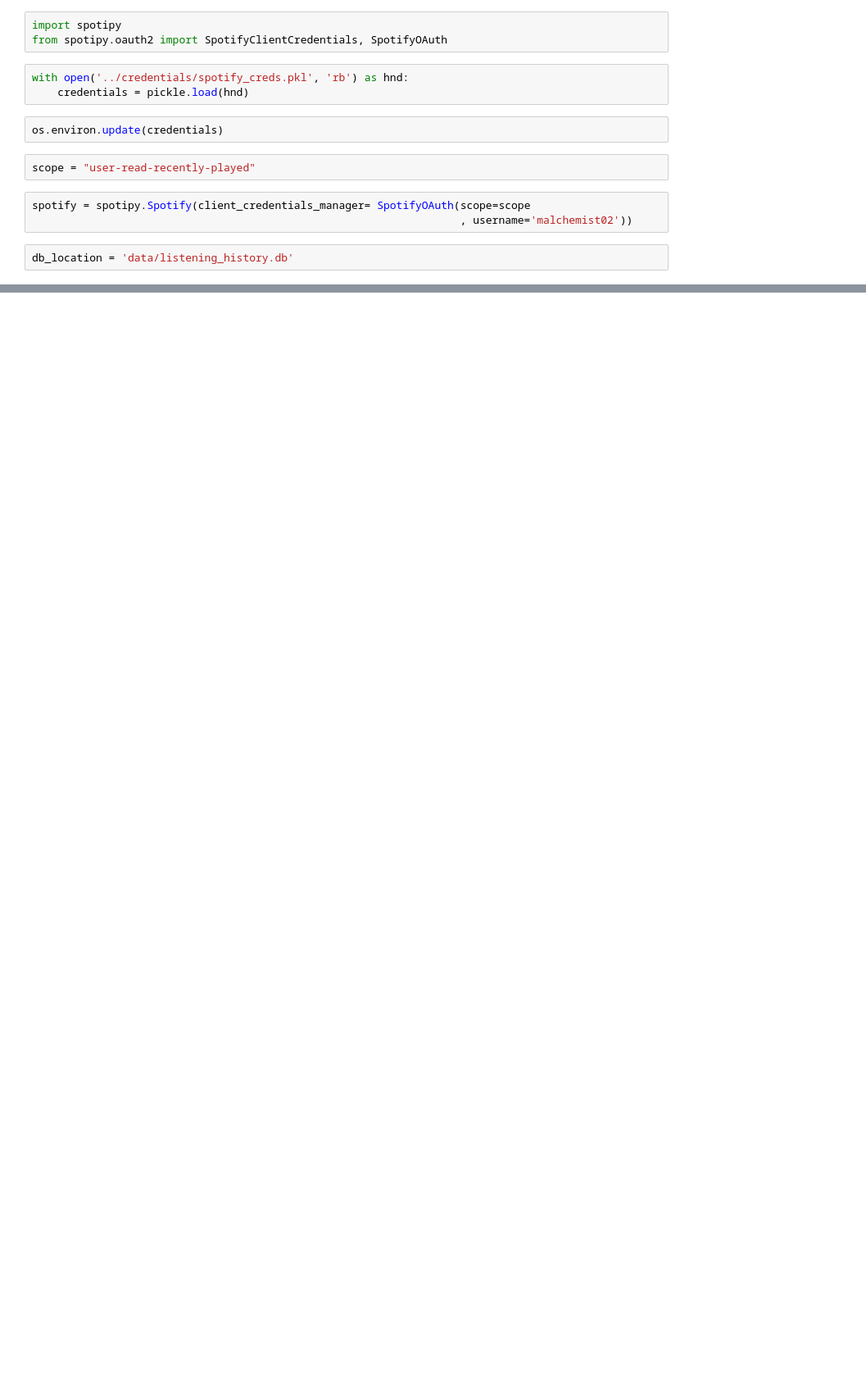
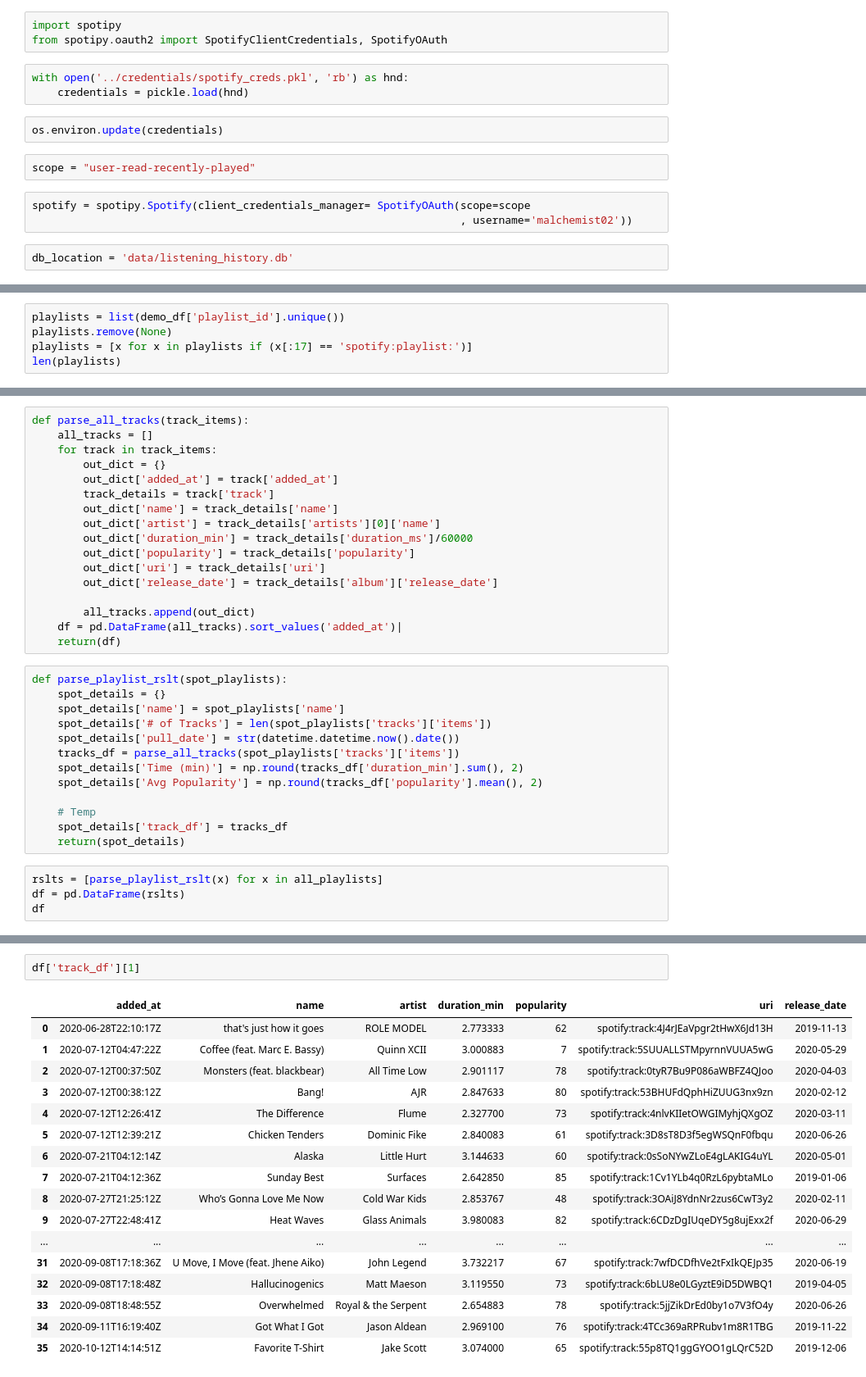
Before and after one commit to malctaylor15/Spotify_Logger, a Jupyter notebook: Spotify Artist Genre - Backfill.ipynb, the cells around one changed output, grey strips where cells are left out. Shown: that part at 82% size. Drawn from its saved outputs; the diff is of its cells as text; blank space fills up the shorter version.

```diff
--- a/Spotify Artist Genre - Backfill.ipynb
+++ b/Spotify Artist Genre - Backfill.ipynb
@@ -169,0 +257,5 @@ artist_df.sort_values('popularity', ascending=False).head(20)
+# %%
+playlists = list(demo_df['playlist_id'].unique())
+playlists.remove(None)
+playlists = [x for x in playlists if (x[:17] == 'spotify:playlist:')]
+len(playlists)
@@ -169,0 +301,34 @@ artist_df.sort_values('popularity', ascending=False).head(20)
+# %%
+def parse_all_tracks(track_items):
+    all_tracks = []
+    for track in track_items:
+        out_dict = {}
+        out_dict['added_at'] = track['added_at']
+        track_details = track['track']
+        out_dict['name'] = track_details['name']
+        out_dict['artist'] = track_details['artists'][0]['name']
+        out_dict['duration_min'] = track_details['duration_ms']/60000
+        out_dict['popularity'] = track_details['popularity']
+        out_dict['uri'] = track_details['uri']
+        out_dict['release_date'] = track_details['album']['release_date']
+
+        all_tracks.append(out_dict)
+    df = pd.DataFrame(all_tracks).sort_values('added_at')|
+    return(df)
+# %%
+def parse_playlist_rslt(spot_playlists):
+    spot_details = {}
+    spot_details['name'] = spot_playlists['name']
+    spot_details['# of Tracks'] = len(spot_playlists['tracks']['items'])
+    spot_details['pull_date'] = str(datetime.datetime.now().date())
+    tracks_df = parse_all_tracks(spot_playlists['tracks']['items'])
+    spot_details['Time (min)'] = np.round(tracks_df['duration_min'].sum(), 2)
+    spot_details['Avg Popularity'] = np.round(tracks_df['popularity'].mean(), 2)
+
+    # Temp
+    spot_details['track_df'] = tracks_df
+    return(spot_details)
+# %%
+rslts = [parse_playlist_rslt(x) for x in all_playlists]
+df = pd.DataFrame(rslts)
+df
@@ -169,0 +349,20 @@ artist_df.sort_values('popularity', ascending=False).head(20)
+# %%
+df['track_df'][1]
+# %% [output]
+|  | added_at | name | artist | duration_min | popularity | uri | release_date |
+| 0 | 2020-06-28T22:10:17Z | that's just how it goes | ROLE MODEL | 2.773333 | 62 | spotify:track:4J4rJEaVpgr2tHwX6Jd13H | 2019-11-13 |
+| 1 | 2020-07-12T04:47:22Z | Coffee (feat. Marc E. Bassy) | Quinn XCII | 3.000883 | 7 | spotify:track:5SUUALLSTMpyrnnVUUA5wG | 2020-05-29 |
+| 2 | 2020-07-12T00:37:50Z | Monsters (feat. blackbear) | All Time Low | 2.901117 | 78 | spotify:track:0tyR7Bu9P086aWBFZ4QJoo | 2020-04-03 |
+| 3 | 2020-07-12T00:38:12Z | Bang! | AJR | 2.847633 | 80 | spotify:track:53BHUFdQphHiZUUG3nx9zn | 2020-02-12 |
+| 4 | 2020-07-12T12:26:41Z | The Difference | Flume | 2.327700 | 73 | spotify:track:4nlvKIIetOWGIMyhjQXgOZ | 2020-03-11 |
+| 5 | 2020-07-12T12:39:21Z | Chicken Tenders | Dominic Fike | 2.840083 | 61 | spotify:track:3D8sT8D3f5egWSQnF0fbqu | 2020-06-26 |
+| 6 | 2020-07-21T04:12:14Z | Alaska | Little Hurt | 3.144633 | 60 | spotify:track:0sSoNYwZLoE4gLAKIG4uYL | 2020-05-01 |
+| 7 | 2020-07-21T04:12:36Z | Sunday Best | Surfaces | 2.642850 | 85 | spotify:track:1Cv1YLb4q0RzL6pybtaMLo | 2019-01-06 |
+| 8 | 2020-07-27T21:25:12Z | Who’s Gonna Love Me Now | Cold War Kids | 2.853767 | 48 | spotify:track:3OAiJ8YdnNr2zus6CwT3y2 | 2020-02-11 |
+| 9 | 2020-07-27T22:48:41Z | Heat Waves | Glass Animals | 3.980083 | 82 | spotify:track:6CDzDgIUqeDY5g8ujExx2f | 2020-06-29 |
+| ... | ... | ... | ... | ... | ... | ... | ... |
+| 31 | 2020-09-08T17:18:36Z | U Move, I Move (feat. Jhene Aiko) | John Legend | 3.732217 | 67 | spotify:track:7wfDCDfhVe2tFxIkQEJp35 | 2020-06-19 |
+| 32 | 2020-09-08T17:18:48Z | Hallucinogenics | Matt Maeson | 3.119550 | 73 | spotify:track:6bLU8e0LGyztE9iD5DWBQ1 | 2019-04-05 |
+| 33 | 2020-09-08T18:48:55Z | Overwhelmed | Royal & the Serpent | 2.654883 | 78 | spotify:track:5jjZikDrEd0by1o7V3fO4y | 2020-06-26 |
+| 34 | 2020-09-11T16:19:40Z | Got What I Got | Jason Aldean | 2.969100 | 76 | spotify:track:4TCc369aRPRubv1m8R1TBG | 2019-11-22 |
+| 35 | 2020-10-12T14:14:51Z | Favorite T-Shirt | Jake Scott | 3.074000 | 65 | spotify:track:55p8TQ1ggGYOO1gLQrC52D | 2019-12-06 |
```
Also changed, not shown: parts of 28 cells of this notebook, 6 other files.
